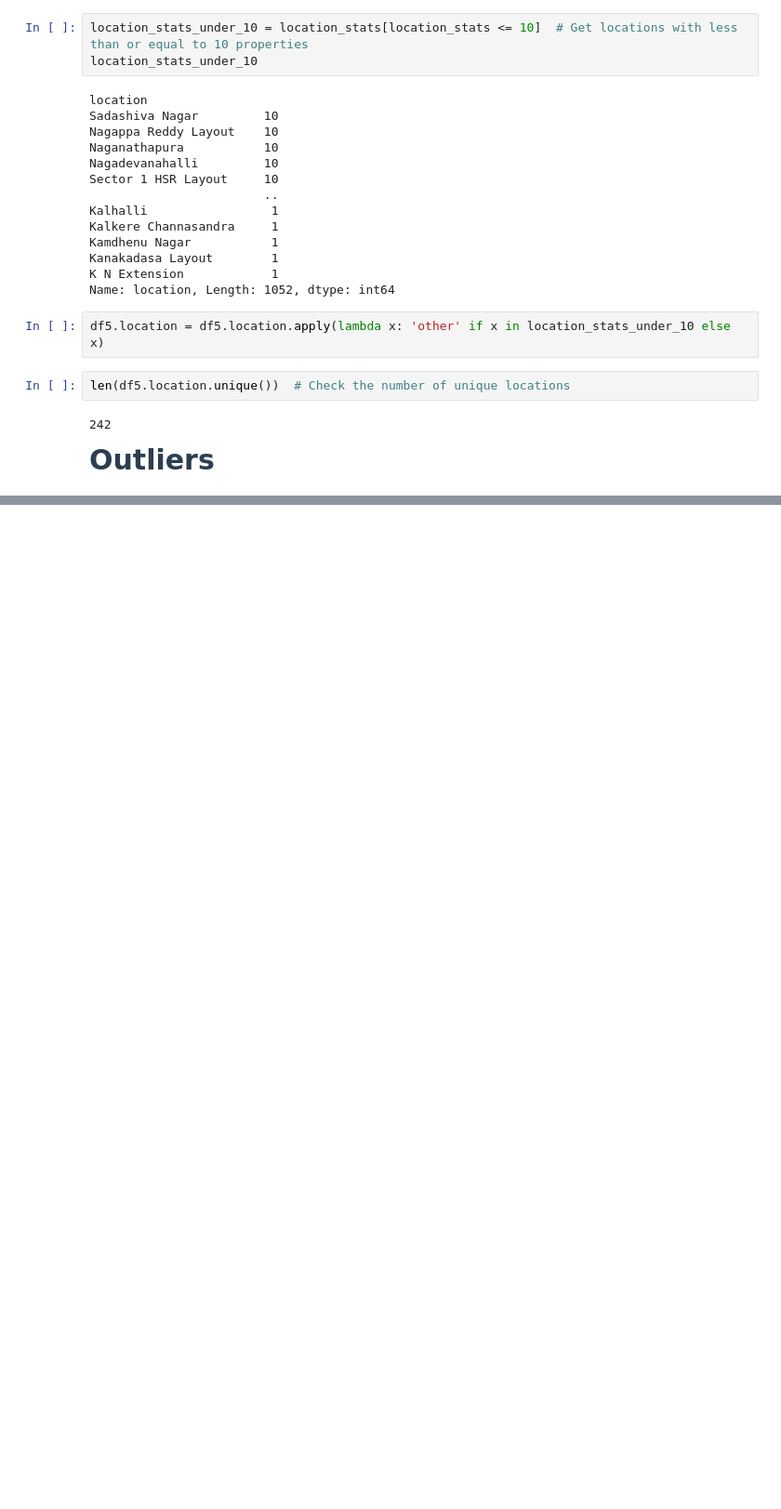
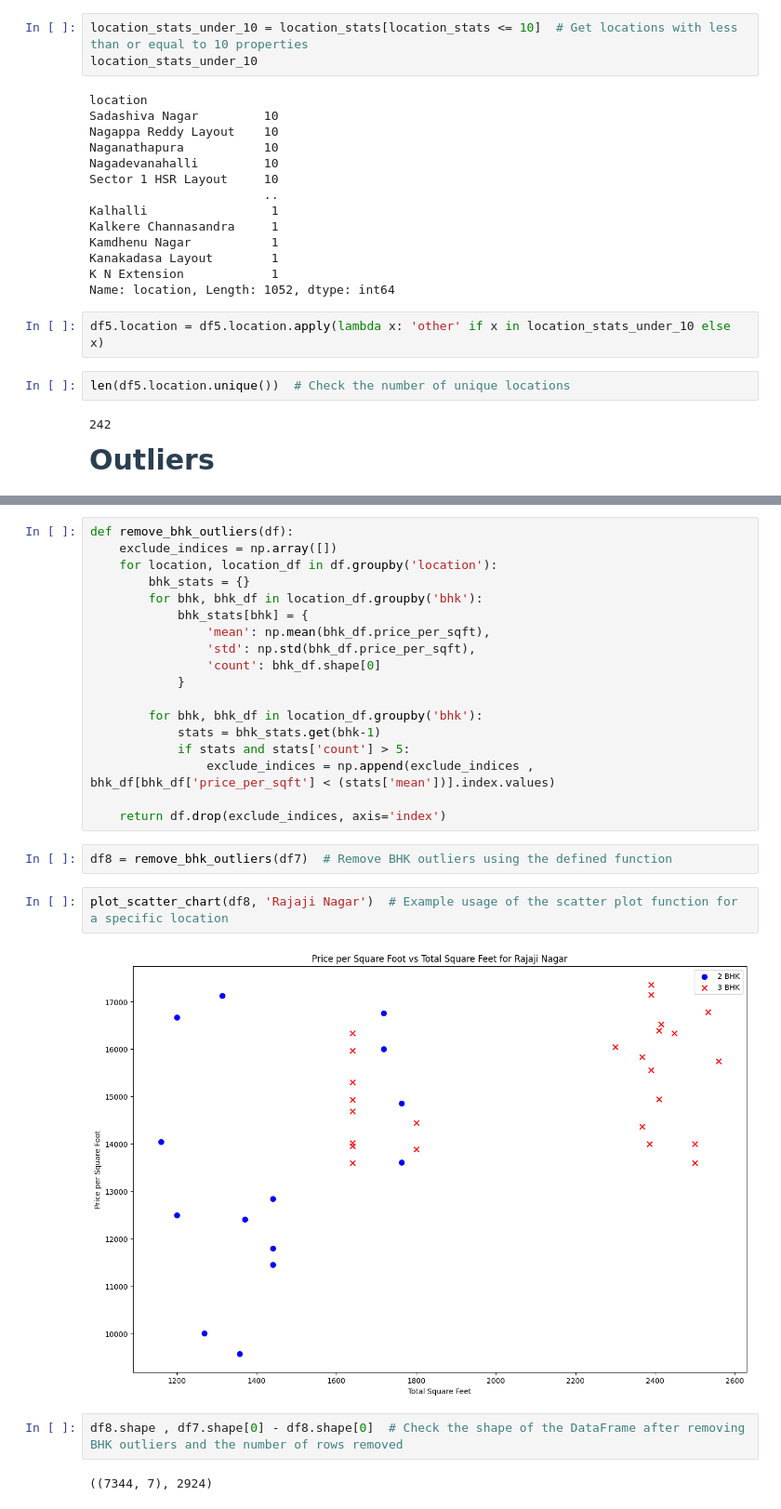
Before and after one commit to AbdeslemHMN/website_prdict_home_price, a Jupyter notebook: model/model.ipynb, the cells around one changed output, grey strips where cells are left out. Shown: that part at 93% size. Cells and saved outputs as stored; diff of their text form; blank space fills up the shorter version.

```diff
--- a/model/model.ipynb
+++ b/model/model.ipynb
@@ -458,0 +578,28 @@ len(df5.location.unique())  # Check the number of unique locations
+# %%
+def remove_bhk_outliers(df):
+    exclude_indices = np.array([])
+    for location, location_df in df.groupby('location'):
+        bhk_stats = {}
+        for bhk, bhk_df in location_df.groupby('bhk'):
+            bhk_stats[bhk] = {
+                'mean': np.mean(bhk_df.price_per_sqft),
+                'std': np.std(bhk_df.price_per_sqft),
+                'count': bhk_df.shape[0]
+            }
+
+        for bhk, bhk_df in location_df.groupby('bhk'):
+            stats = bhk_stats.get(bhk-1)
+            if stats and stats['count'] > 5:
+                exclude_indices = np.append(exclude_indices , bhk_df[bhk_df['price_per_sqft'] < (stats['mean'])].index.values)
+
+    return df.drop(exclude_indices, axis='index')
+# %%
+df8 = remove_bhk_outliers(df7)  # Remove BHK outliers using the defined function
+# %%
+plot_scatter_chart(df8, 'Rajaji Nagar')  # Example usage of the scatter plot function for a specific location
+# %% [output]
+[figure, added]
+# %%
+df8.shape , df7.shape[0] - df8.shape[0]  # Check the shape of the DataFrame after removing BHK outliers and the number of rows removed
+# %% [output]
+((7344, 7), 2924)
```
Also changed, not shown: parts of 38 cells of this notebook.
